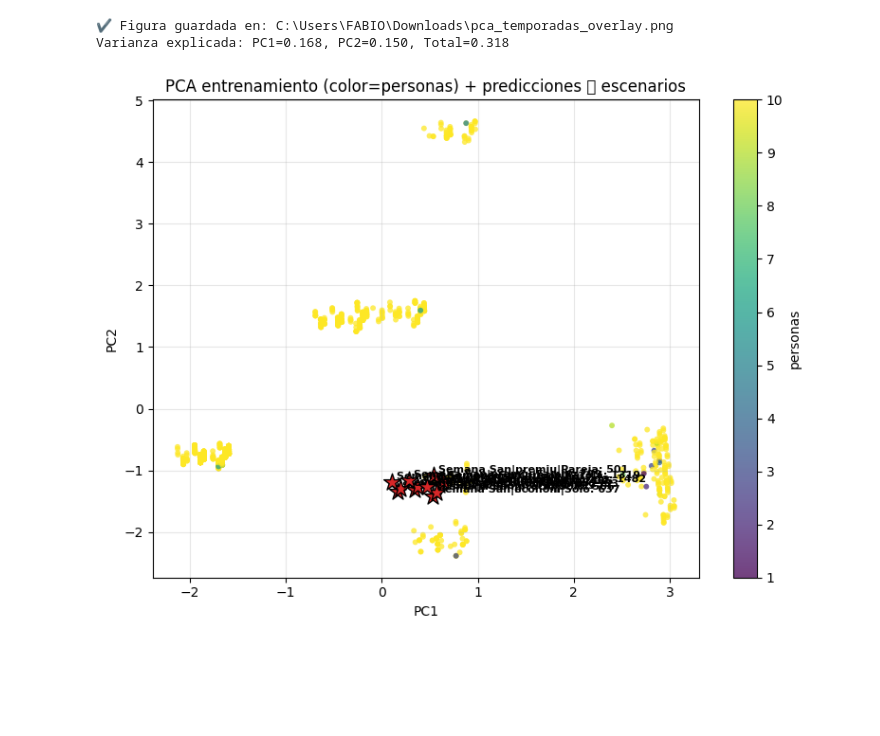
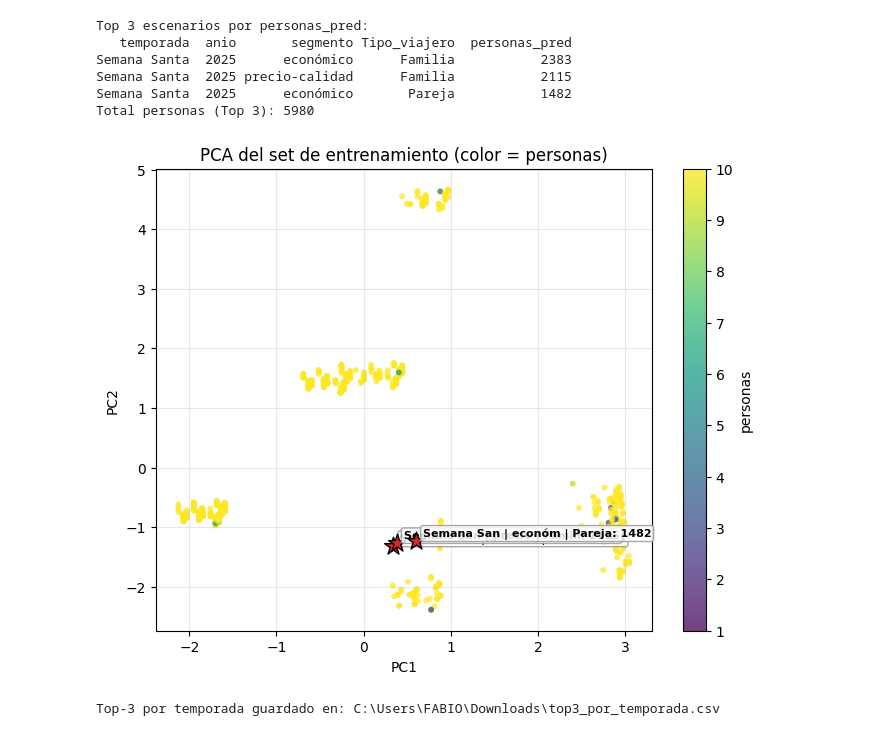
Before and after one commit to fabiofforero/IAHotelera, a Jupyter notebook: probarModeloDemanda.ipynb, the cells around one changed output. Saved outputs shown, nothing was run; the diff lists cells and outputs as text; code cells hidden in the pictures; blank space fills up the shorter version.

```diff
--- a/probarModeloDemanda.ipynb
+++ b/probarModeloDemanda.ipynb
@@ -64,61 +64,77 @@ Z = pca.transform(sc.transform(imp.transform(X_plot.values)))
 
 # ---------- GRAFICAR: fondo coloreado por 'personas' ----------
 plt.figure(figsize=(8,6))
 p = plt.scatter(Z[:,0], Z[:,1], c=y_plot.values, cmap=CMAP, s=18, alpha=0.75, edgecolors="none")
 cb = plt.colorbar(p); cb.set_label(TARGET)
 
 plt.title("PCA del set de entrenamiento (color = personas)")
 plt.xlabel("PC1"); plt.ylabel("PC2")
 plt.grid(True, alpha=0.3)
 
 # ---------- OVERLAY (opcional): escenarios + predicción del modelo ----------
 stars = []
 if SCENARIO_CSV.exists():
-    # Cargar modelo
     try:
-        model = joblib.load(MODEL_PATH)
-        use_pycaret = False
+        model = joblib.load(MODEL_PATH); use_pycaret = False
     except Exception:
-        try:
-            from pycaret.regression import load_model, predict_model
-            model = load_model(str(MODEL_PATH).replace(".joblib",""))  # si guardaste con save_model (sin .pkl)
-            use_pycaret = True
-        except Exception as e:
-            raise RuntimeError(f"No pude cargar el modelo: {e}")
+        from pycaret.regression import load_model, predict_model
+        model = load_model(str(MODEL_PATH).replace(".joblib","")); use_pycaret = True
 
     scn = pd.read_csv(SCENARIO_CSV, encoding="utf-8-sig")
     scn["temporada"] = scn["temporada"].astype(str).str.replace(r"^Puente festivo.*", "Puente festivo", regex=True)
 
-    # Alinear columnas de PCA (mismo one-hot)
-    Xs_cat = pd.get_dummies(scn[cat_cols], drop_first=True)
+    # Alinear columnas del PCA
+    Xs_cat = pd.get_dummies(scn[cat_cols], drop_first=True).reindex(columns=X_cat.columns, fill_value=0)
     Xs_num = scn[num_cols].apply(pd.to_numeric, errors="coerce").fillna(0.0)
-
-    # asegurar mismas columnas que X_full (reindex con fill_value=0)
-    Xs_cat = Xs_cat.reindex(columns=X_cat.columns, fill_value=0)
     Xs = pd.concat([Xs_num, Xs_cat], axis=1)
-
     Zs = pca.transform(sc.transform(imp.transform(Xs.values)))
 
-    # Predicción con el modelo (pipeline completa)
+    # Predicciones
     if not use_pycaret:
-        yhat = model.predict(scn)  # el .joblib de PyCaret es una pipeline; acepta DF crudo
+        yhat = model.predict(scn)
     else:
         from pycaret.regression import predict_model
         yhat = predict_model(model, data=scn)["prediction_label"].values
 
-    # Dibujar estrellas
-    for i in range(len(scn)):
-        plt.scatter(Zs[i,0], Zs[i,1], s=180, marker="*", c="tab:red", edgecolor="k", linewidths=1.0, zorder=3)
-        lbl = f"{scn.loc[i,'temporada'][:10]}|{scn.loc[i,'segmento'][:6]}|{scn.loc[i,'Tipo_viajero'][:6]}: {int(round(yhat[i]))}"
-        plt.text(Zs[i,0]+0.05, Zs[i,1]+0.05, lbl, fontsize=8, weight="bold")
-    plt.title("PCA entrenamiento (color=personas) + predicciones ⭐ escenarios")
+    # === Mostrar SOLO las 3 mayores predicciones ===
+    K = 3
+    idx_top = np.argsort(-yhat)[:K]
 
-plt.tight_layout(); plt.savefig(FIG_OUT, dpi=DPI)
-print("✔ Figura guardada en:", FIG_OUT)
-print(f"Varianza explicada: PC1={pca.explained_variance_ratio_[0]:.3f}, "
-      f"PC2={pca.explained_variance_ratio_[1]:.3f}, "
-      f"Total={pca.explained_variance_ratio_[:2].sum():.3f}")
+    for i in idx_top:
+        plt.scatter(Zs[i,0], Zs[i,1], s=180, marker="*", c="tab:red",
+                    edgecolor="k", linewidths=1.0, zorder=3)
+        lbl = f"{scn.loc[i,'temporada'][:10]} | {scn.loc[i,'segmento'][:6]} | {scn.loc[i,'Tipo_viajero'][:6]}: {int(round(yhat[i]))}"
+        plt.text(Zs[i,0]+0.08, Zs[i,1]+0.08, lbl, fontsize=8, weight="bold",
+                 bbox=dict(boxstyle="round,pad=0.2", fc="w", ec="0.6", alpha=0.85))
+
+    # (Opcional) imprimir cuántas personas muestran esas 3 estrellas
+    resumen = scn.loc[idx_top, ["temporada","anio","segmento","Tipo_viajero"]].copy()
+    resumen["personas_pred"] = np.round(yhat[idx_top]).astype(int)
+    print("\nTop 3 escenarios por personas_pred:")
+    print(resumen.to_string(index=False))
+    print("Total personas (Top 3):", int(np.round(yhat[idx_top].sum())))
 # %% [output]
-✔ Figura guardada en: C:\Users\FABIO\Downloads\pca_temporadas_overlay.png
-Varianza explicada: PC1=0.168, PC2=0.150, Total=0.318
+Top 3 escenarios por personas_pred:
+   temporada  anio       segmento Tipo_viajero  personas_pred
+Semana Santa  2025      económico      Familia           2383
+Semana Santa  2025 precio-calidad      Familia           2115
+Semana Santa  2025      económico       Pareja           1482
+Total personas (Top 3): 5980
-[figure, old version]
+[figure, new version]
+# %%
+import numpy as np
+scn2 = scn.copy()
+scn2["personas_pred"] = np.round(yhat).astype(int)
+
+def top3_por_temp(df):
+    out = []
+    for temp, g in df.groupby("temporada"):
+        idx = np.argsort(-g["personas_pred"].values)[:3]
+        out.append(g.iloc[idx])
+    return pd.concat(out, ignore_index=True)
+
+top3_temp = top3_por_temp(scn2)
+top3_temp.to_csv(r"C:\Users\FABIO\Downloads\top3_por_temporada.csv", index=False, encoding="utf-8-sig")
+print("Top-3 por temporada guardado en:", r"C:\Users\FABIO\Downloads\top3_por_temporada.csv")
+# %% [output]
+Top-3 por temporada guardado en: C:\Users\FABIO\Downloads\top3_por_temporada.csv
```
